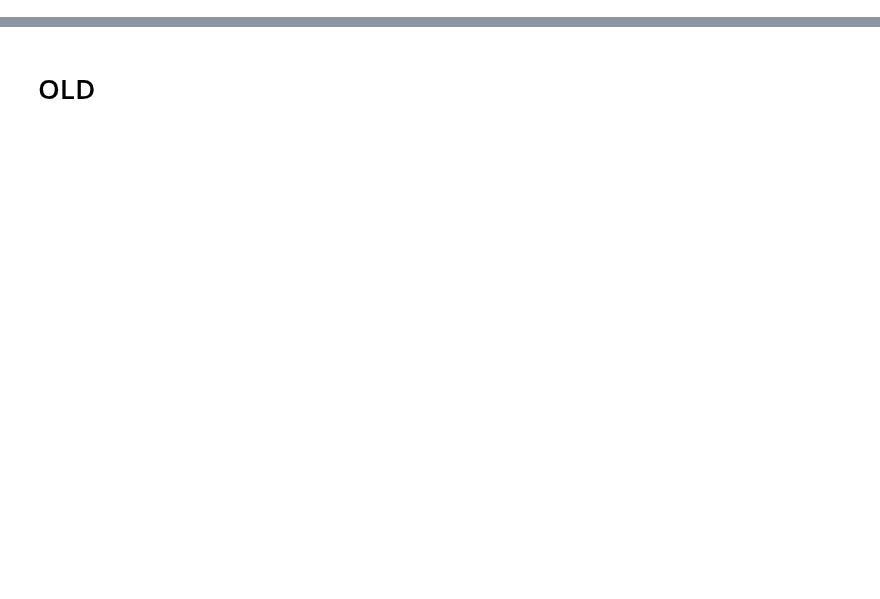
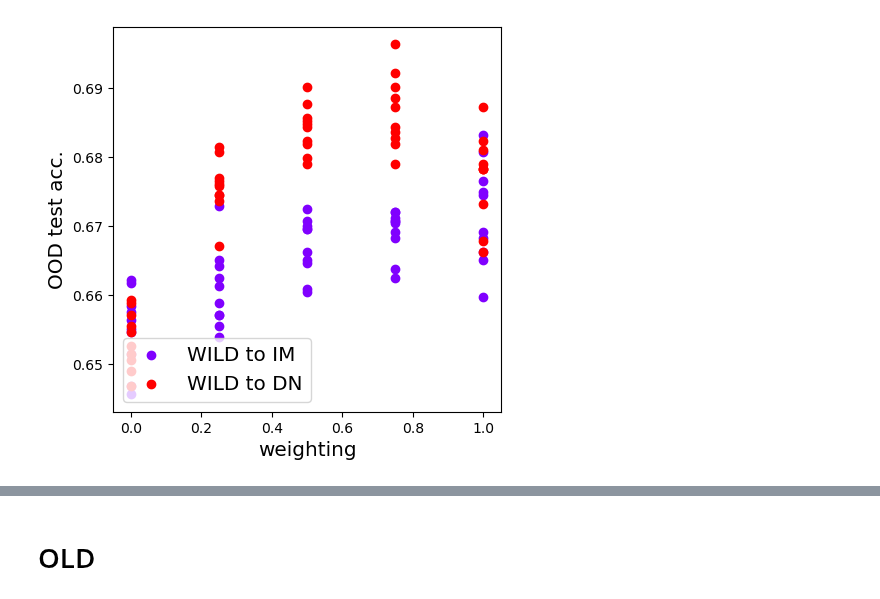
Before and after one commit to alexrame/domainbedv2, a Jupyter notebook: notebooks/diwa_diversity_versus_accuracy_home.ipynb, the cells around one changed output, grey strips where cells are left out. Cells and saved outputs as stored; diff of their text form; code cells hidden in the pictures; blank space fills up the shorter version.

```diff
--- a/notebooks/diwa_diversity_versus_accuracy_home.ipynb
+++ b/notebooks/diwa_diversity_versus_accuracy_home.ipynb
@@ -106,0 +78,14 @@ fig = plot_diversity_aux(home0_div_rft.l, labels=home0_div_rft.labels, key="divr
+# %%
+
+list_indexes = [2, 5]
+fig_dr = plot.plot_key(
+    home0_llm_idit_filter.l,
+    key1="weighting",
+    key2="acc",
+    labels=home0_llm_idit_filter.labels,
+    order=0,
+    loc="lower left",
+    list_indexes=list_indexes
+)
+# %% [output]
+[figure, added]
```
Also changed, not shown: parts of 129 cells of this notebook, 15 other files.
